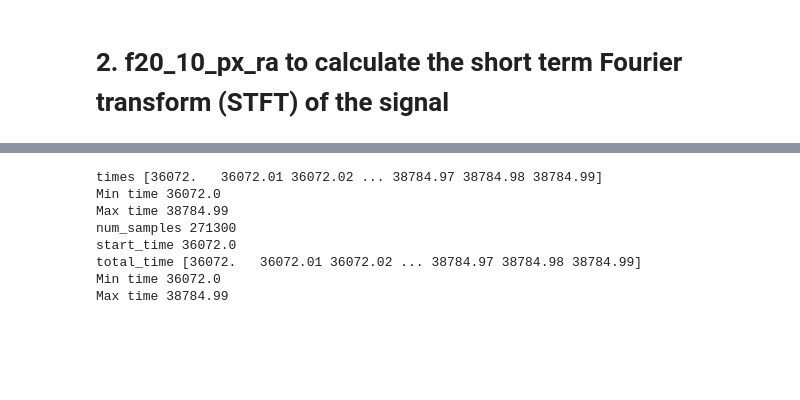
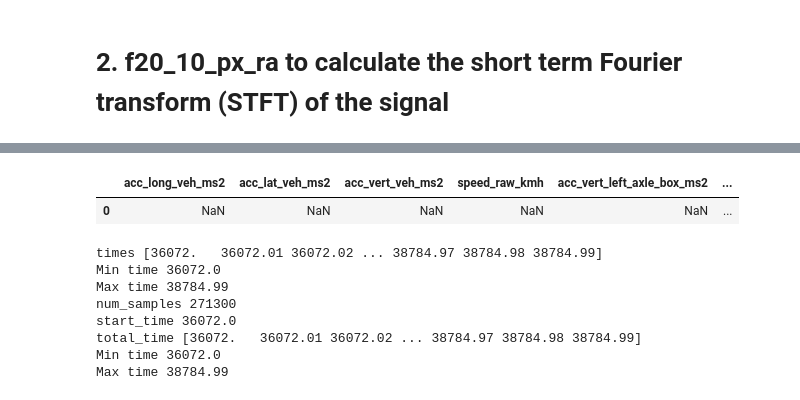
Before and after one commit to jdpinedaj/signals_track_maintenance, a Jupyter notebook: notebooks/1_test_short_term_fourier_transform.ipynb, the cells around one changed output, grey strips where cells are left out. Drawn from its saved outputs; the diff is of its cells as text; code cells hidden in the pictures; blank space fills up the shorter version.

```diff
--- a/notebooks/1_test_short_term_fourier_transform.ipynb
+++ b/notebooks/1_test_short_term_fourier_transform.ipynb
@@ -151,3 +232,25 @@ plot_stft_results(
+# %%
+# data_f20_10_px_ra_mat, adding these columns
+# "acc_long_veh_ms2",
+# "acc_lat_veh_ms2",
+# "acc_vert_veh_ms2",
+# "speed_raw_kmh",
+# "acc_vert_left_axle_box_ms2",  #! IMPORTANT
+# "acc_vert_right_axle_box_ms2",  #! IMPORTANT
+# "acc_lat_axle_box_ms2",  #! IMPORTANT
+# "acc_lat_bogie_ms2",
+# "timestamp_s",
+# "distance_travelled_m",
+# "kilometer_ref_no_fixed_km",
+# "kilometer_ref_fixed_km",
+
+
+data_f20_10_px_ra_mat_df = pd.DataFrame(data_f20_10_px_ra_mat, columns=df_mat.columns)
+
+data_f20_10_px_ra_mat_df.head()
+# %% [output]
+|  | acc_long_veh_ms2 | acc_lat_veh_ms2 | acc_vert_veh_ms2 | speed_raw_kmh | acc_vert_left_axle_box_ms2 | ... |
+| 0 | NaN | NaN | NaN | NaN | NaN | ... |
 # %%
 times = time_column_mat.values
 print("times", times)
```
Also changed, not shown: parts of 3 cells of this notebook, 4 other files.
